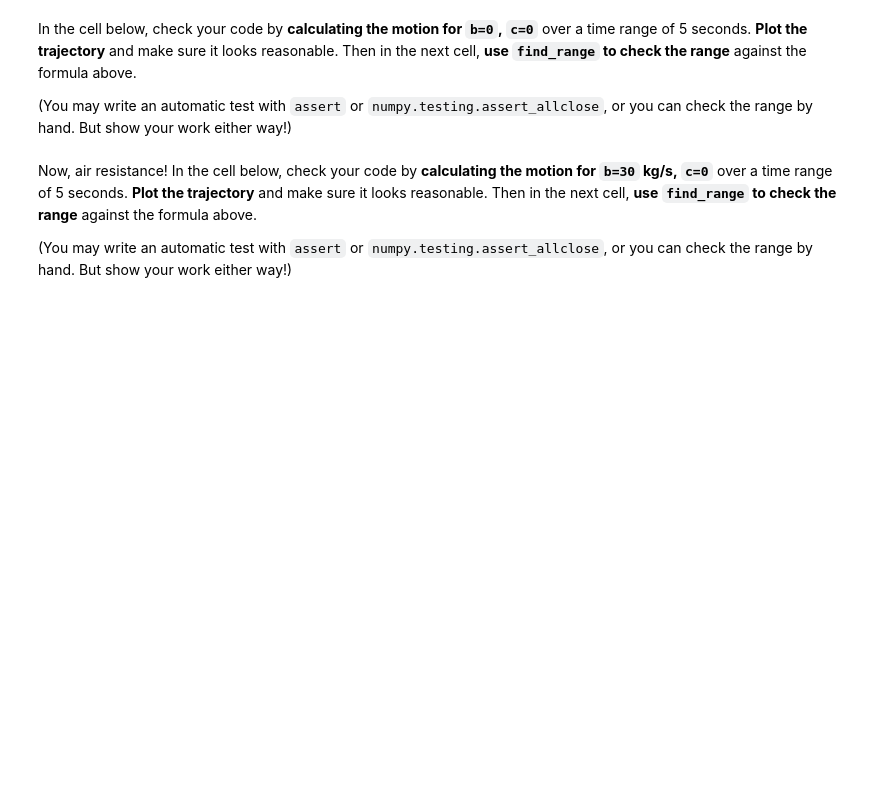
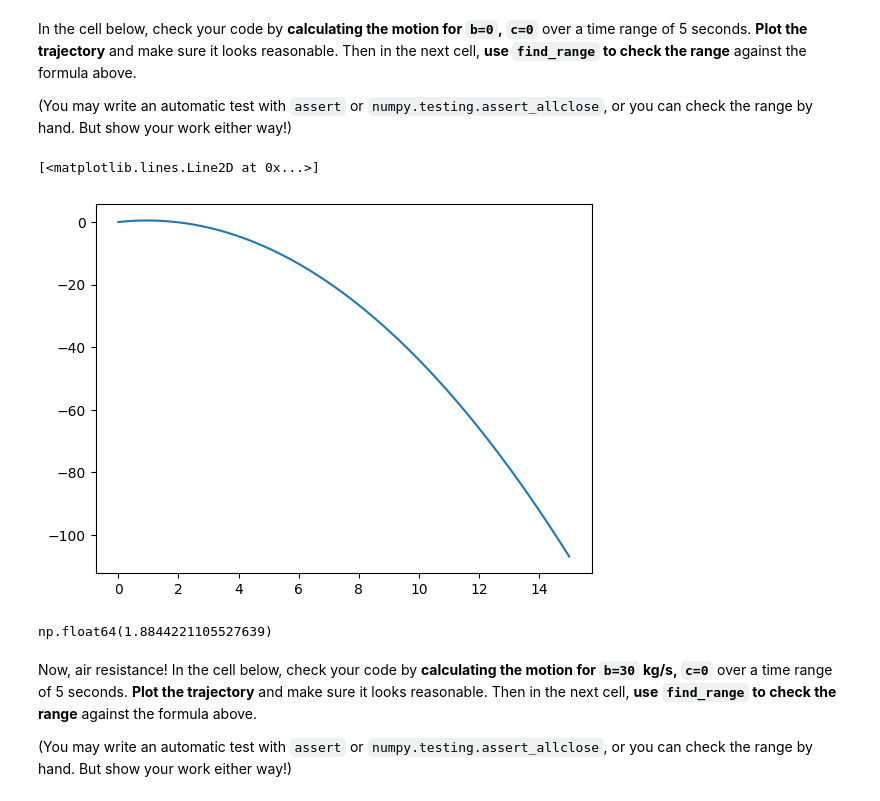
Before and after one commit to mohammeddevOG/PHYS2600, a Jupyter notebook: homework/hw08/hw08.ipynb, the cells around one changed output. Saved outputs shown, nothing was run; the diff lists cells and outputs as text; code cells hidden in the pictures; blank space fills up the shorter version.

```diff
--- a/homework/hw08/hw08.ipynb
+++ b/homework/hw08/hw08.ipynb
@@ -129,8 +129,35 @@ def solve_motion(t, v_0, b, c):
     g = 9.8  # m/s^2
     m = 1  # kg
 
-    #
-    return
+    dt = t[1] - t[0]  # time step
+
+    # init the arrays
+    x = np.zeros_like(t)
+    y = np.zeros_like(t)
+    vx = np.zeros_like(t)
+    vy = np.zeros_like(t)
+
+    # Setting the nought point
+    x[0] = 0
+    y[0] = 0
+    vx[0] = v_0[0]
+    vy[0] = v_0[1]
+
+    # Forward Euler method
+    for i in range(len(t) - 1):
+        v_mag = np.sqrt(vx[i]**2 + vy[i]**2)
+
+        # Calculate accelerations
+        ax = (-b * vx[i] - c * vx[i] * v_mag) / m
+        ay = (-m * g - b * vy[i] - c * vy[i] * v_mag) / m
+
+        # Update position and velocity
+        vx[i+1] = vx[i] + ax * dt
+        vy[i+1] = vy[i] + ay * dt
+        x[i+1] = x[i] + vx[i] * dt
+        y[i+1] = y[i] + vy[i] * dt
+
+    return x, y
 # %% [markdown]
 There are a couple of simple tests that you can run to make sure things are working correctly in your solver above:
 
@@ -177,12 +204,22 @@ In the cell below, check your code by __calculating the motion for `b=0`, `c=0`_
 # %%
 # Check/plot your solver for b=0, c=0 here
 
 #
+t=np.linspace(0,5,200)
+m = solve_motion(t, (3, 3), b=0, c=0)
+
+plt.plot(m[0], m[1])
+# %% [output]
+[<matplotlib.lines.Line2D at 0x...>]
+[figure, added]
 # %%
 # Test the range against the analytic result here!
 known_R = 1.837
 
 #
+find_range(m[0], m[1]) # Make sense it's close enough to R
+# %% [output]
+np.float64(1.8844221105527639)
 # %% [markdown]
 Now, air resistance!  In the cell below, check your code by __calculating the motion for `b=30` kg/s, `c=0`__ over a time range of 5 seconds.  __Plot the trajectory__ and make sure it looks reasonable.  Then in the next cell, __use `find_range` to check the range__ against the formula above.
 
```
Also changed, not shown: parts of 6 cells of this notebook.
